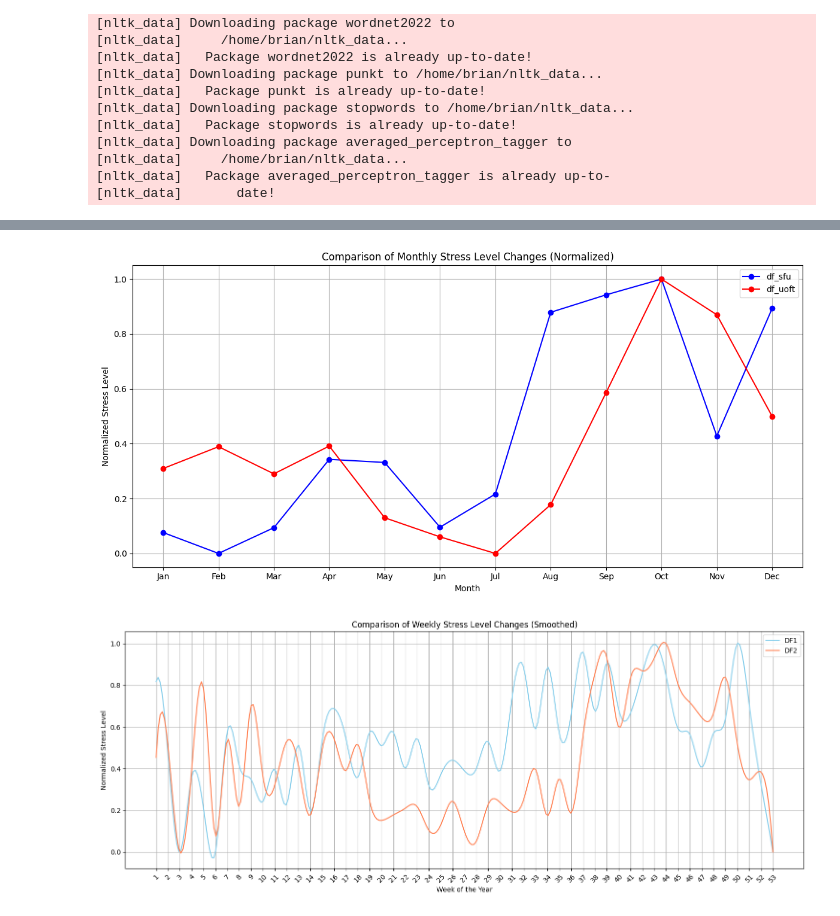
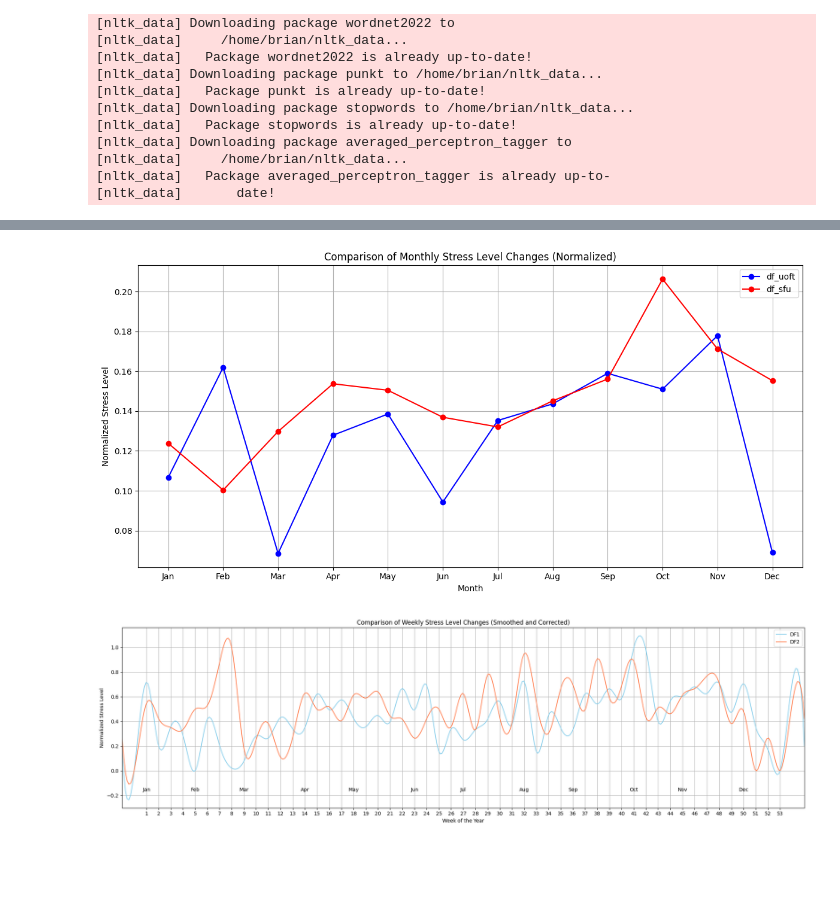
Before and after one commit to Yiran-Lu/CMPT733-Final-Project, a Jupyter notebook: inference.ipynb, the cells around one changed output, grey strips where cells are left out. Saved outputs shown, nothing was run; the diff lists cells and outputs as text; code cells hidden in the pictures; blank space fills up the shorter version.

```diff
--- a/inference.ipynb
+++ b/inference.ipynb
@@ -347,3 +173,8 @@ plt.show()
+# %%
+df_sfu_submissions = predict_stress_reddit(pd.read_json('datasets/reddit/simonfraser/simonfraser_submissions.zip', lines=True))
+df_sfu_comments = predict_stress_reddit_comments(pd.read_json('datasets/reddit/simonfraser/simonfraser_comments.zip', lines=True))
+df_sfu_scraped = predict_stress_reddit(pd.read_csv('datasets/reddit/simonfraser/simonfraser.csv'))
+df_sfu = pd.concat([df_sfu_submissions, df_sfu_comments, df_sfu_scraped])
 # %%
 df_uoft = predict_stress_reddit(pd.read_json('datasets/reddit/UofT_submissions.zip', lines=True))
 # %%
@@ -357,10 +321,7 @@ from sklearn.preprocessing import MinMaxScaler
 def normalize_monthly_stress(df):
     df['month'] = df['created_time'].dt.month
 
-    # Group by the extracted month and calculate the mean stress
     monthly_stress_mean = df.groupby('month')['stress'].mean()
-
-    # Normalize the monthly stress means
     scaler = MinMaxScaler()
     monthly_stress_normalized = scaler.fit_transform(monthly_stress_mean.values.reshape(-1, 1)).flatten()
 
@@ -373,8 +334,8 @@ def compare_monthly_stress_changes(df1, df2):
 
     # Plotting
     plt.figure(figsize=(12, 6))
-    plt.plot(range(1, 13), normalized_stress_df1, marker='o', linestyle='-', color='blue', label='df_sfu')
-    plt.plot(range(1, 13), normalized_stress_df2, marker='o', linestyle='-', color='red', label='df_uoft')
+    plt.plot(range(1, 13), normalized_stress_df1, marker='o', linestyle='-', color='blue', label='df_uoft')
+    plt.plot(range(1, 13), normalized_stress_df2, marker='o', linestyle='-', color='red', label='df_sfu')
 
     # Formatting the plot
     plt.xlabel('Month')
@@ -387,56 +348,66 @@ def compare_monthly_stress_changes(df1, df2):
     plt.tight_layout()
     plt.show()
 
-compare_monthly_stress_changes(df_sfu, df_uoft)
+compare_monthly_stress_changes(df_ubc, df_sfu)
 # %% [output]
-[figure, old version]
+[figure, new version]
 # %%
 import pandas as pd
 import matplotlib.pyplot as plt
 import numpy as np
 from sklearn.preprocessing import MinMaxScaler
 from scipy.interpolate import make_interp_spline
 
 def normalize_weekly_stress(df):
     df['week'] = df['created_time'].dt.isocalendar().week
     weekly_stress_mean = df.groupby('week')['stress'].mean()
     scaler = MinMaxScaler()
     weekly_stress_normalized = np.zeros(53)
     normalized_values = scaler.fit_transform(weekly_stress_mean.values.reshape(-1, 1)).flatten()
     weekly_stress_normalized[weekly_stress_mean.index - 1] = normalized_values
     return weekly_stress_normalized
 
-def smooth_plot_weeks(x, y):
-    # Generating 300 points for a smoother line
-    x_smooth = np.linspace(x.min(), x.max(), 300)
-    y_smooth = make_interp_spline(x, y)(x_smooth)
+def extend_and_smooth_plot_weeks(x, y):
+    x_extended = np.concatenate(([-1, 0], x, [54, 55]))
+    y_extended = np.concatenate(([y[-2], y[-1]], y, [y[0], y[1]]))
+
+    x_smooth = np.linspace(x_extended.min(), x_extended.max(), 400)
+    y_smooth = make_interp_spline(x_extended, y_extended)(x_smooth)
     return x_smooth, y_smooth
 
-def compare_weekly_stress_changes_smooth(df1, df2):
+def compare_weekly_stress_changes_corrected(df1, df2):
     normalized_stress_df1 = normalize_weekly_stress(df1)
     normalized_stress_df2 = normalize_weekly_stress(df2)
 
-    weeks = np.arange(1, 54)  # Weeks 1 through 53
+    weeks = np.arange(1, 54)
 
-    # Smooth the line
-    weeks_smooth_df1, stress_smooth_df1 = smooth_plot_weeks(weeks, normalized_stress_df1)
-    weeks_smooth_df2, stress_smooth_df2 = smooth_plot_weeks(weeks, normalized_stress_df2)
+    weeks_smooth_df1, stress_smooth_df1 = extend_and_smooth_plot_weeks(weeks, normalized_stress_df1)
+    weeks_smooth_df2, stress_smooth_df2 = extend_and_smooth_plot_weeks(weeks, normalized_stress_df2)
 
-    plt.figure(figsize=(15, 6))
-    plt.plot(weeks_smooth_df1, stress_smooth_df1, linestyle='-', color='skyblue', label='DF1')
-    plt.plot(weeks_smooth_df2, stress_smooth_df2, linestyle='-', color='coral', label='DF2')
+    fig, ax = plt.subplots(figsize=(20, 6))
+    ax.plot(weeks_smooth_df1, stress_smooth_df1, linestyle='-', color='skyblue', label='DF1')
+    ax.plot(weeks_smooth_df2, stress_smooth_df2, linestyle='-', color='coral', label='DF2')
 
-    plt.xlabel('Week of the Year')
-    plt.ylabel('Normalized Stress Level')
-    plt.title('Comparison of Weekly Stress Level Changes (Smoothed)')
-    plt.xticks(np.arange(1, 54, step=1), rotation=45)
-    plt.legend()
-    plt.grid(True)
+    ax.set_xlabel('Week of the Year')
+    ax.set_ylabel('Normalized Stress Level')
+    ax.set_title('Comparison of Weekly Stress Level Changes (Smoothed and Corrected)')
+    ax.set_xticks(np.arange(1, 54))
+
+
+    month_starts = [1, 5, 9, 14, 18, 23, 27, 32, 36, 41, 45, 50]
+    month_names = ['Jan', 'Feb', 'Mar', 'Apr', 'May', 'Jun', 'Jul', 'Aug', 'Sep', 'Oct', 'Nov', 'Dec']
+    for month_start, month_name in zip(month_starts, month_names):
+        ax.annotate(month_name, xy=(month_start, 0.1), xycoords=('data', 'axes fraction'), ha='center', va='center')
+
+    ax.legend()
+    ax.grid(True)
+
+    plt.xlim(-1, 55)
 
     plt.tight_layout()
     plt.show()
 
 
-compare_weekly_stress_changes_smooth(df_sfu, df_uoft)
+compare_weekly_stress_changes_corrected(df_sfu, df_ubc)
 # %% [output]
-[figure, old version]
+[figure, new version]
```
Also changed, not shown: parts of 22 cells of this notebook.
